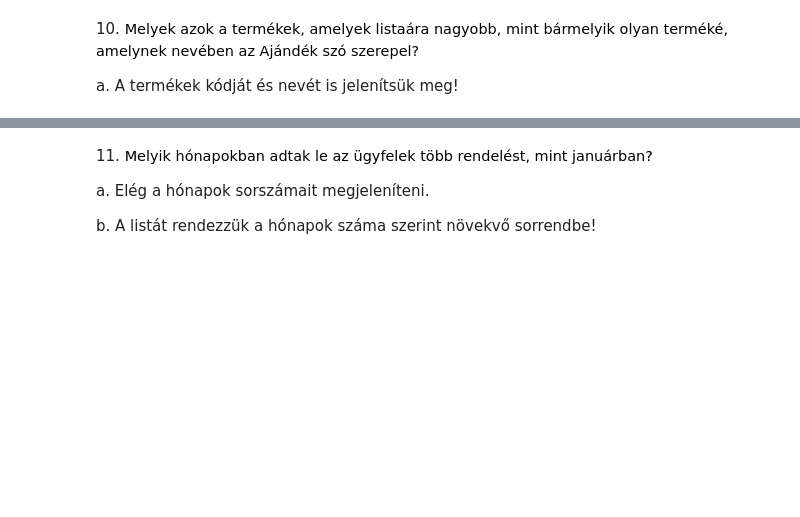
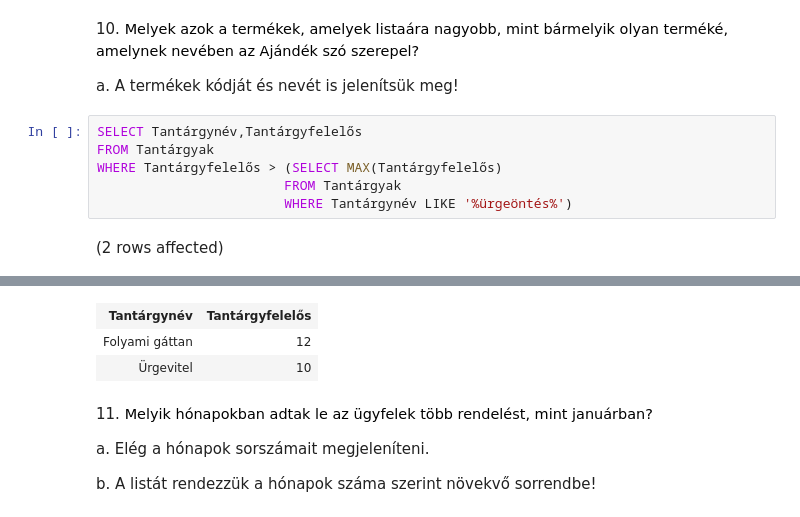
Before and after one commit to richardhestencz/Adatbazisok, a Jupyter notebook: gyakorlat06_feladatok.ipynb, the cells around one changed output, grey strips where cells are left out. Cells and saved outputs as stored; diff of their text form; blank space fills up the shorter version.

```diff
--- a/gyakorlat06_feladatok.ipynb
+++ b/gyakorlat06_feladatok.ipynb
@@ -202,3 +237,11 @@ a. Csak a raktár(ak) neve jelenjen meg!
 10. <span style="background-color: rgb(255, 255, 255); color: rgb(0, 0, 0); font-family: &quot;Open Sans&quot;, sans-serif; font-size: 14.44px;">Melyek azok a termékek, amelyek listaára nagyobb, mint bármelyik olyan terméké, amelynek nevében az Ajándék szó szerepel?&nbsp;</span>
 
 a. A termékek kódját és nevét is jelenítsük meg!
+# %%
+SELECT Tantárgynév,Tantárgyfelelős
+FROM Tantárgyak
+WHERE Tantárgyfelelős > (SELECT MAX(Tantárgyfelelős)
+                        FROM Tantárgyak
+                        WHERE Tantárgynév LIKE '%ürgeöntés%')
+# %% [output]
+(2 rows affected)
@@ -205,3 +249,6 @@ a. A termékek kódját és nevét is jelenítsük meg!
+| Tantárgynév | Tantárgyfelelős |
+| Folyami gáttan | 12 |
+| Ürgevitel | 10 |
 # %% [markdown]
 11. <span style="background-color: rgb(255, 255, 255); color: rgb(0, 0, 0); font-family: &quot;Open Sans&quot;, sans-serif; font-size: 14.44px;">Melyik hónapokban adtak le az ügyfelek több rendelést, mint januárban?&nbsp;</span>
 
```
Also changed, not shown: parts of 10 cells of this notebook.
